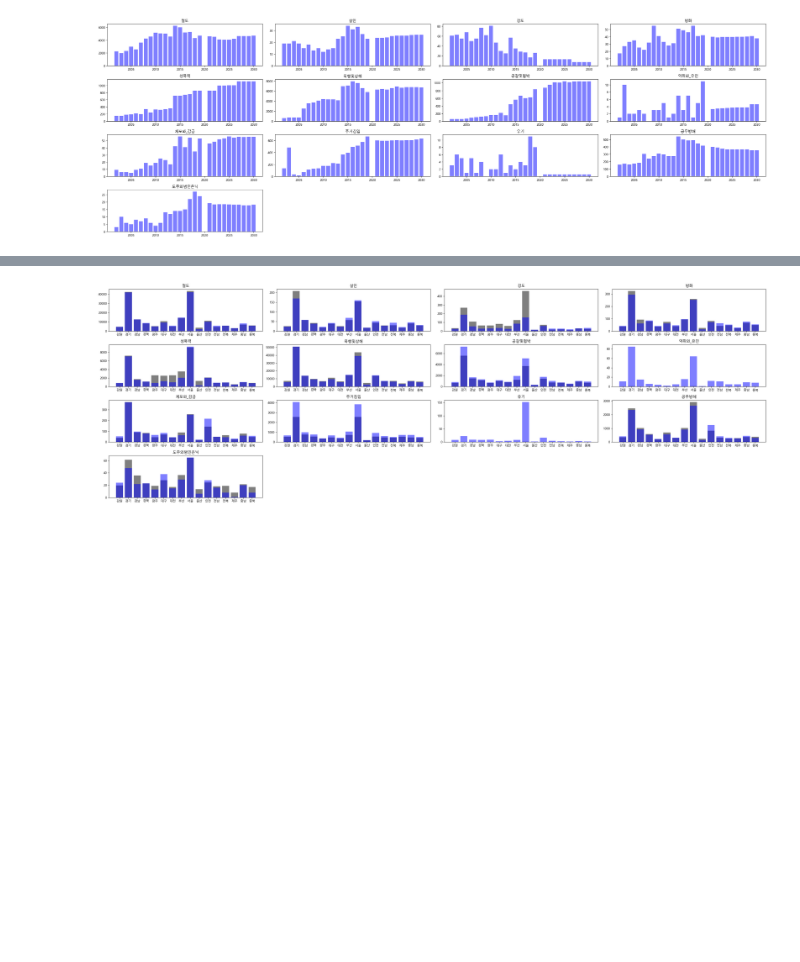
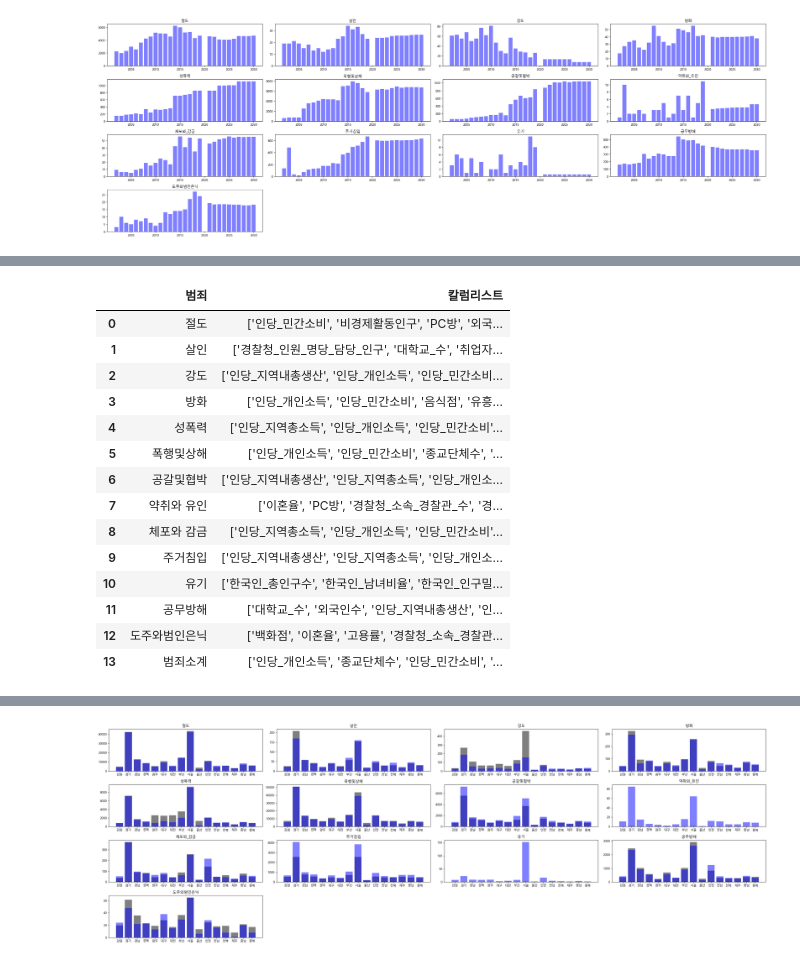
Before and after one commit to bapadapa/IITP_Project, a Jupyter notebook: finalProject/code/ML_learning.ipynb, the cells around one changed output, grey strips where cells are left out. Cells and saved outputs as stored; diff of their text form; code cells hidden in the pictures; blank space fills up the shorter version.

```diff
--- a/finalProject/code/ML_learning.ipynb
+++ b/finalProject/code/ML_learning.ipynb
@@ -668,0 +773,14 @@ def plot_():
+# %%
+import ast
+
+# top_five_[top_five_.범죄 == tuned[9]].칼럼리스트.values[0]
+# print(type(top_five_[top_five_.범죄 == tuned[9]].칼럼리스트.values[0]))
+top_five_ =csv.read_csv(config['data_path']+ 'csv/cleaned/Top_Five_Cols.csv').to_pandas()
+x = indi[(indi.년도 >= 2002)&(indi.년도 <= 2019)].sort_values(by = ['시도','년도']).reset_index(drop=True)
+# x[ast.literal_eval(top_five_[top_five_.범죄 == tuned[9]].칼럼리스트.values[0])]
+for i in top_five_.범죄:
+    # top_five_[top_five_.범죄 == i]['범죄'] = transColName(top_five_[top_five_.범죄 == i]['범죄'])
+    # print(transColName(top_five_[top_five_.범죄 == i]['범죄']))
+    # print(top_five_[top_five_.범죄 == i]['범죄'])
+
+# transColName(top_five_[top_five_.범죄 == '살인']['범죄'].values)
@@ -668,0 +789,18 @@ def plot_():
+# %%
+top_five_
+# %% [output]
+|  | 범죄 | 칼럼리스트 |
+| 0 | 절도 | ['인당_민간소비', '비경제활동인구', 'PC방', '외국... |
+| 1 | 살인 | ['경찰청_인원_명당_담당_인구', '대학교_수', '취업자... |
+| 2 | 강도 | ['인당_지역내총생산', '인당_개인소득', '인당_민간소비... |
+| 3 | 방화 | ['인당_개인소득', '인당_민간소비', '음식점', '유흥... |
+| 4 | 성폭력 | ['인당_지역총소득', '인당_개인소득', '인당_민간소비'... |
+| 5 | 폭행및상해 | ['인당_개인소득', '인당_민간소비', '종교단체수', '... |
+| 6 | 공갈및협박 | ['인당_지역내총생산', '인당_지역총소득', '인당_개인소... |
+| 7 | 약취와 유인 | ['이혼율', 'PC방', '경찰청_소속_경찰관_수', '경... |
+| 8 | 체포와 감금 | ['인당_지역총소득', '인당_개인소득', '인당_민간소비'... |
+| 9 | 주거침입 | ['인당_지역내총생산', '인당_지역총소득', '인당_개인소... |
+| 10 | 유기 | ['한국인_총인구수', '한국인_남녀비율', '한국인_인구밀... |
+| 11 | 공무방해 | ['대학교_수', '외국인수', '인당_지역내총생산', '인... |
+| 12 | 도주와범인은닉 | ['백화점', '이혼율', '고용률', '경찰청_소속_경찰관... |
+| 13 | 범죄소계 | ['인당_개인소득', '종교단체수', '인당_민간소비', '... |
```
Also changed, not shown: parts of 18 cells of this notebook, 2 other files.
